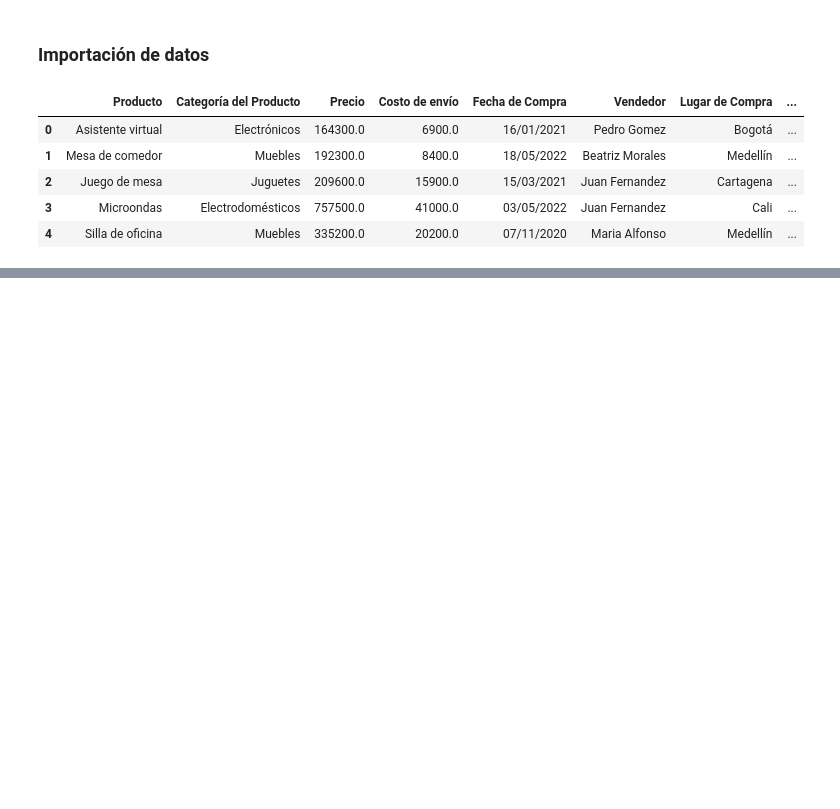
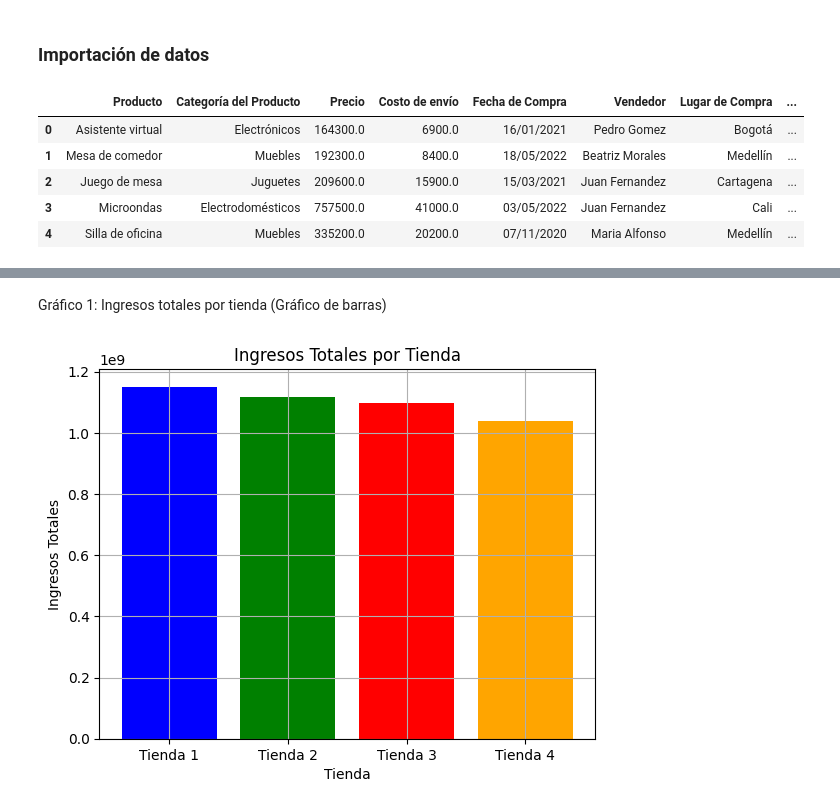
Before and after one commit to BibiTC/DS-challenge-modelado-datos-python, a Jupyter notebook: AluraStoreLatam.ipynb, the cells around one changed output, grey strips where cells are left out. Cells and saved outputs as stored; diff of their text form; code cells hidden in the pictures; blank space fills up the shorter version.

```diff
--- a/AluraStoreLatam.ipynb
+++ b/AluraStoreLatam.ipynb
@@ -31,0 +484,20 @@ tienda.head()
+# %% [markdown]
+Gráfico 1: Ingresos totales por tienda (Gráfico de barras)
+# %%
+# Datos de ingresos totales por tienda
+ingresos_totales = [tienda['Precio'].sum(), tienda2['Precio'].sum(), tienda3['Precio'].sum(), tienda4['Precio'].sum()]
+tiendas = ['Tienda 1', 'Tienda 2', 'Tienda 3', 'Tienda 4']
+
+# Crear el gráfico de barras
+plt.bar(tiendas, ingresos_totales, color=['blue', 'green', 'red', 'orange'])
+
+# Personalizar el gráfico
+plt.title('Ingresos Totales por Tienda')
+plt.xlabel('Tienda')
+plt.ylabel('Ingresos Totales')
+plt.grid(True)
+
+# Mostrar el gráfico
+plt.show()
+# %% [output]
+[figure, added]
```
Also changed, not shown: parts of 50 cells of this notebook.
